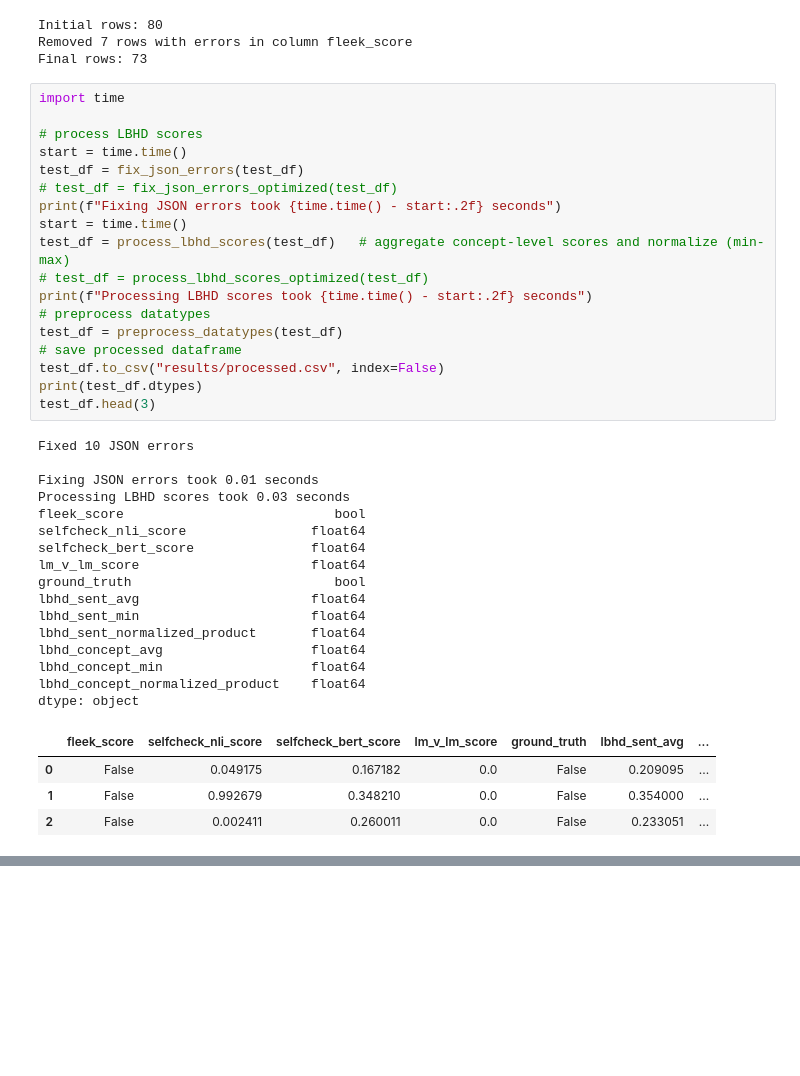
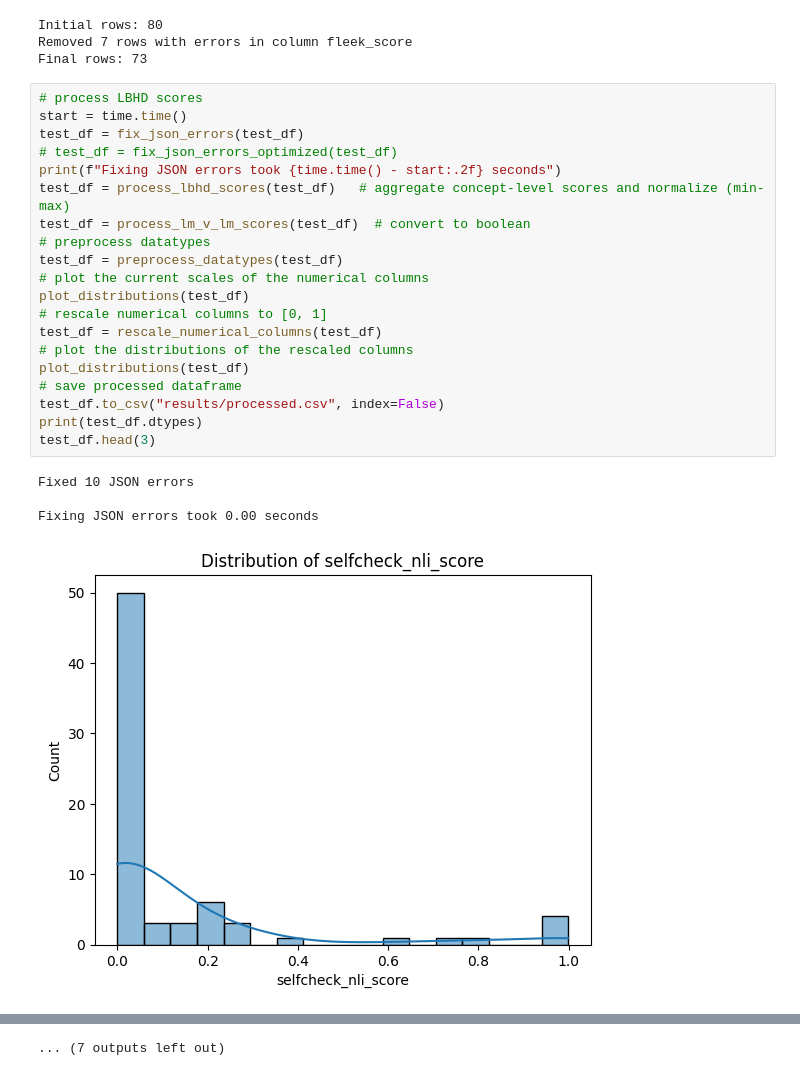
Before and after one commit to SimonB97/halu-detect-eval, a Jupyter notebook: analysis.ipynb, the cells around one changed output, grey strips where cells are left out. Saved outputs shown, nothing was run; the diff lists cells and outputs as text; blank space fills up the shorter version.

```diff
--- a/analysis.ipynb
+++ b/analysis.ipynb
@@ -371,41 +370,27 @@ Initial rows: 80
 Removed 7 rows with errors in column fleek_score
 Final rows: 73
 # %%
-import time
-
 # process LBHD scores
 start = time.time()
 test_df = fix_json_errors(test_df)
 # test_df = fix_json_errors_optimized(test_df)
 print(f"Fixing JSON errors took {time.time() - start:.2f} seconds")
-start = time.time()
 test_df = process_lbhd_scores(test_df)   # aggregate concept-level scores and normalize (min-max)
-# test_df = process_lbhd_scores_optimized(test_df)
-print(f"Processing LBHD scores took {time.time() - start:.2f} seconds")
+test_df = process_lm_v_lm_scores(test_df)  # convert to boolean
 # preprocess datatypes
 test_df = preprocess_datatypes(test_df)
+# plot the current scales of the numerical columns
+plot_distributions(test_df)
+# rescale numerical columns to [0, 1]
+test_df = rescale_numerical_columns(test_df)
+# plot the distributions of the rescaled columns
+plot_distributions(test_df)
 # save processed dataframe
 test_df.to_csv("results/processed.csv", index=False)
 print(test_df.dtypes)
 test_df.head(3)
 # %% [output]
 Fixed 10 JSON errors
 
-Fixing JSON errors took 0.01 seconds
-Processing LBHD scores took 0.03 seconds
-fleek_score                           bool
-selfcheck_nli_score                float64
-selfcheck_bert_score               float64
-lm_v_lm_score                      float64
-ground_truth                          bool
-lbhd_sent_avg                      float64
-lbhd_sent_min                      float64
-lbhd_sent_normalized_product       float64
-lbhd_concept_avg                   float64
-lbhd_concept_min                   float64
-lbhd_concept_normalized_product    float64
-dtype: object
+Fixing JSON errors took 0.00 seconds
-|  | fleek_score | selfcheck_nli_score | selfcheck_bert_score | lm_v_lm_score | ground_truth | lbhd_sent_avg | ... |
-| 0 | False | 0.049175 | 0.167182 | 0.0 | False | 0.209095 | ... |
-| 1 | False | 0.992679 | 0.348210 | 0.0 | False | 0.354000 | ... |
-| 2 | False | 0.002411 | 0.260011 | 0.0 | False | 0.233051 | ... |
+[figure, added]
@@ -412,3 +407,4 @@ dtype: object
+... (7 outputs left out)
 # %%
 plot_correlation_matrix(test_df, datasets[0]["model"], datasets[0]["dataset_name"], "pearson")
 plot_correlation_matrix(test_df, datasets[0]["model"], datasets[0]["dataset_name"], "spearman")
```
Also changed, not shown: parts of 7 cells of this notebook, 1 other file.
